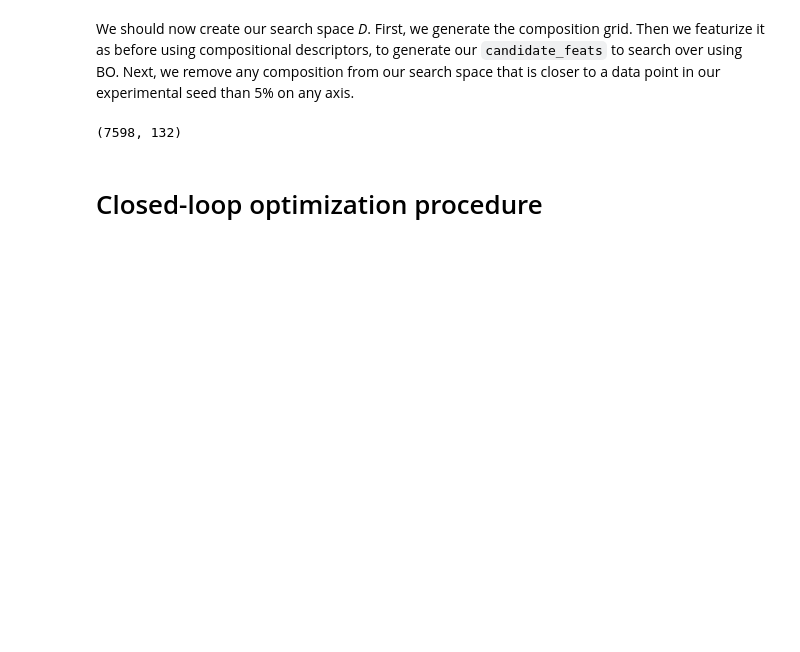
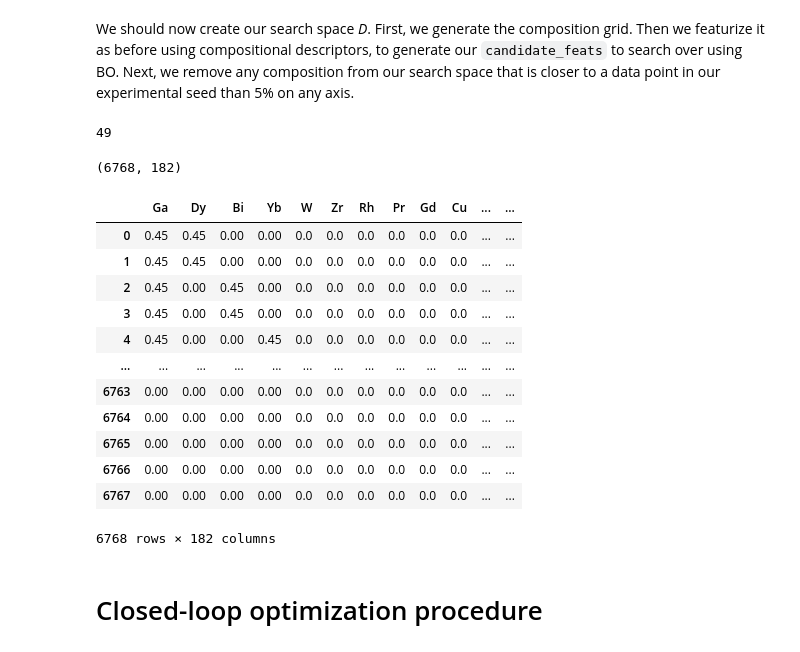
Before and after one commit to zonszer/ML-NP-design_test, a Jupyter notebook: SINP_BO_SPBCL-STEM_modify.ipynb, the cells around one changed output. Drawn from its saved outputs; the diff is of its cells as text; code cells hidden in the pictures; blank space fills up the shorter version.

```diff
--- a/SINP_BO_SPBCL-STEM_modify.ipynb
+++ b/SINP_BO_SPBCL-STEM_modify.ipynb
@@ -62,7 +63,9 @@ unique_elements = set(unique_elements)
 # %%
 # _elts = ['Au%', 'Ag%', 'Cu%', 'Co%', 'Ni%', 'Pt%', 'Pd%', 'Sn%']
-elem_necessay = set('Ru')
+elem_necessay = set(['Ru'])             #bug1 to be recorded
 elems_appd = set(unique_elements) - elem_necessay
+elements = list(elems_appd)
+elements.append('Ru')
 
 df = df.sample(frac=1) # shuffling the dataframe
 # df['target'] = -1*np.abs(df["Interfaces"]-1) # set target to single interface NPs
@@ -73,3 +76,4 @@ df = df[~df.duplicated()] # drop duplicates
 
 ep = ElementProperty.from_preset(preset_name='magpie')
 featurized_df = ep.featurize_dataframe(df[ ['composition'] ],'composition').drop('composition',axis=1)
+featurized_df
@@ -76,6 +94,2 @@ featurized_df = ep.featurize_dataframe(df[ ['composition'] ],'composition').drop
 # %% [markdown]
 We should now create our search space *D*. First, we generate the composition grid. Then we featurize it as before using compositional descriptors, to generate our `candidate_feats` to search over using BO. Next, we remove any composition from our search space that is closer to a data point in our experimental seed than 5% on any axis.
-# %%
-elements = elems_appd #
-D = get_stoichiometric_formulas(n_components=len(elements), npoints=11)
-print(D)
@@ -82,19 +120,42 @@ print(D)
+# %%
+len(elements)
+# %% [output]
+49
 # %%
-elements = elems_appd #
-D = get_stoichiometric_formulas(n_components=len(elements), npoints=11)
-candidate_data = pd.DataFrame.from_records(D,columns=elements)
-candidate_data['Pt%'] = 0.0
+D = get_stoichiometric_formulas(len(elements))
+
+candidate_data = pd.DataFrame.from_records(D, columns=elements)
+# candidate_data['Pt%'] = 0.0
 candidate_data[ candidate_data <0.00001 ] = 0.0
-candidate_data['Composition'] = candidate_data.apply(get_comps,axis=1)
-candidate_feats = ep.featurize_dataframe(candidate_data, 'Composition')
-candidate_feats = candidate_feats.drop(elements+['Pt%']+['Composition'],axis=1)
+# candidate_data['composition'] = candidate_data.apply(get_comps, axis=1)
+candidate_data['composition'] = candidate_data.apply(get_comps, axis=1)
+candidate_feats = ep.featurize_dataframe(candidate_data, 'composition')
+# candidate_feats = candidate_feats.drop(elements+['Pt%']+['Composition'],axis=1)   #drop some useless colums
 
-for ind,row in df[_elts].iterrows():
-    candidate_data = candidate_data[_elts][ np.any(np.abs(row - candidate_data)>=0.05,axis=1) ]
-candidate_feats = candidate_feats.loc[candidate_data.index]
+'''我们从搜索空间中删除任何更接近实验种子中的数据点的成分，而不是任何轴上的 5%'''
+# for ind,row in df[_elts].iterrows():
+#     candidate_data = candidate_data[_elts][ np.any(np.abs(row - candidate_data)>=0.05,axis=1) ]
+# candidate_feats = candidate_feats.loc[candidate_data.index]
+df.to_pickle('data.pkl')
 candidate_feats.shape
 # %% [output]
-(7598, 132)
+(6768, 182)
+# %%
+candidate_feats
+# %% [output]
+|  | Ga | Dy | Bi | Yb | W | Zr | Rh | Pr | Gd | Cu | ... | ... |
+| 0 | 0.45 | 0.45 | 0.00 | 0.00 | 0.0 | 0.0 | 0.0 | 0.0 | 0.0 | 0.0 | ... | ... |
+| 1 | 0.45 | 0.45 | 0.00 | 0.00 | 0.0 | 0.0 | 0.0 | 0.0 | 0.0 | 0.0 | ... | ... |
+| 2 | 0.45 | 0.00 | 0.45 | 0.00 | 0.0 | 0.0 | 0.0 | 0.0 | 0.0 | 0.0 | ... | ... |
+| 3 | 0.45 | 0.00 | 0.45 | 0.00 | 0.0 | 0.0 | 0.0 | 0.0 | 0.0 | 0.0 | ... | ... |
+| 4 | 0.45 | 0.00 | 0.00 | 0.45 | 0.0 | 0.0 | 0.0 | 0.0 | 0.0 | 0.0 | ... | ... |
+| ... | ... | ... | ... | ... | ... | ... | ... | ... | ... | ... | ... | ... |
+| 6763 | 0.00 | 0.00 | 0.00 | 0.00 | 0.0 | 0.0 | 0.0 | 0.0 | 0.0 | 0.0 | ... | ... |
+| 6764 | 0.00 | 0.00 | 0.00 | 0.00 | 0.0 | 0.0 | 0.0 | 0.0 | 0.0 | 0.0 | ... | ... |
+| 6765 | 0.00 | 0.00 | 0.00 | 0.00 | 0.0 | 0.0 | 0.0 | 0.0 | 0.0 | 0.0 | ... | ... |
+| 6766 | 0.00 | 0.00 | 0.00 | 0.00 | 0.0 | 0.0 | 0.0 | 0.0 | 0.0 | 0.0 | ... | ... |
+| 6767 | 0.00 | 0.00 | 0.00 | 0.00 | 0.0 | 0.0 | 0.0 | 0.0 | 0.0 | 0.0 | ... | ... |
+6768 rows × 182 columns
 # %% [markdown]
 # Closed-loop optimization procedure
 # %% [markdown]
```
Also changed, not shown: parts of 3 cells of this notebook, 3 other files.
